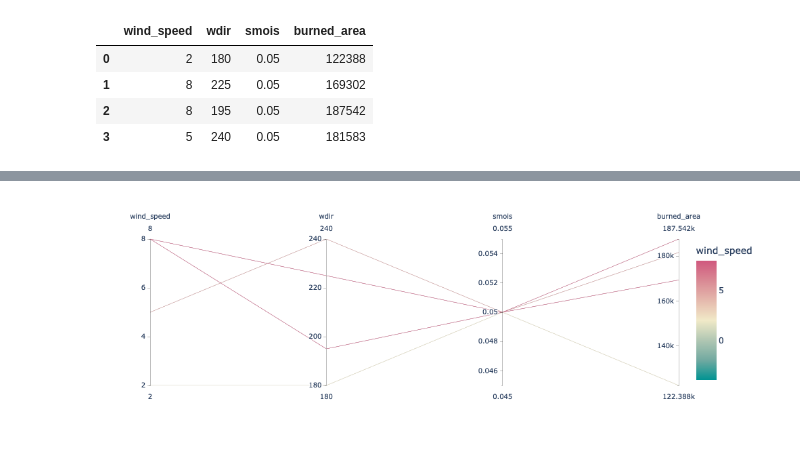
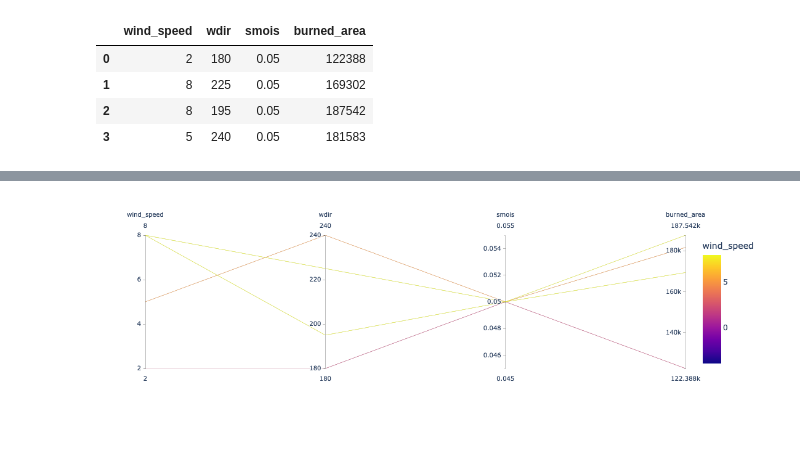
Before and after one commit to lanl/dsi, a Jupyter notebook: examples/wildfire/wildfire_plotly.ipynb, the cells around one changed output, grey strips where cells are left out. Saved outputs shown, nothing was run; the diff lists cells and outputs as text; code cells hidden in the pictures.

Commit message:
fixed readme and plotly colormap

```diff
--- a/examples/wildfire/wildfire_plotly.ipynb
+++ b/examples/wildfire/wildfire_plotly.ipynb
@@ -14,7 +14,7 @@ df
 | 3 | 5 | 240 | 0.05 | 181583 |
 # %%
 fig = px.parallel_coordinates(df, color="wind_speed",
-                             color_continuous_scale=px.colors.diverging.Tealrose,
+                             color_continuous_scale=px.colors.sequential.Plasma,
                              color_continuous_midpoint=2)
 fig.show()
 # %% [output]
@@ -22 +21 @@ fig.show()
-[figure, old version]
+[figure, new version]
```
Also changed, not shown: parts of 1 cell of this notebook, 1 other file.
